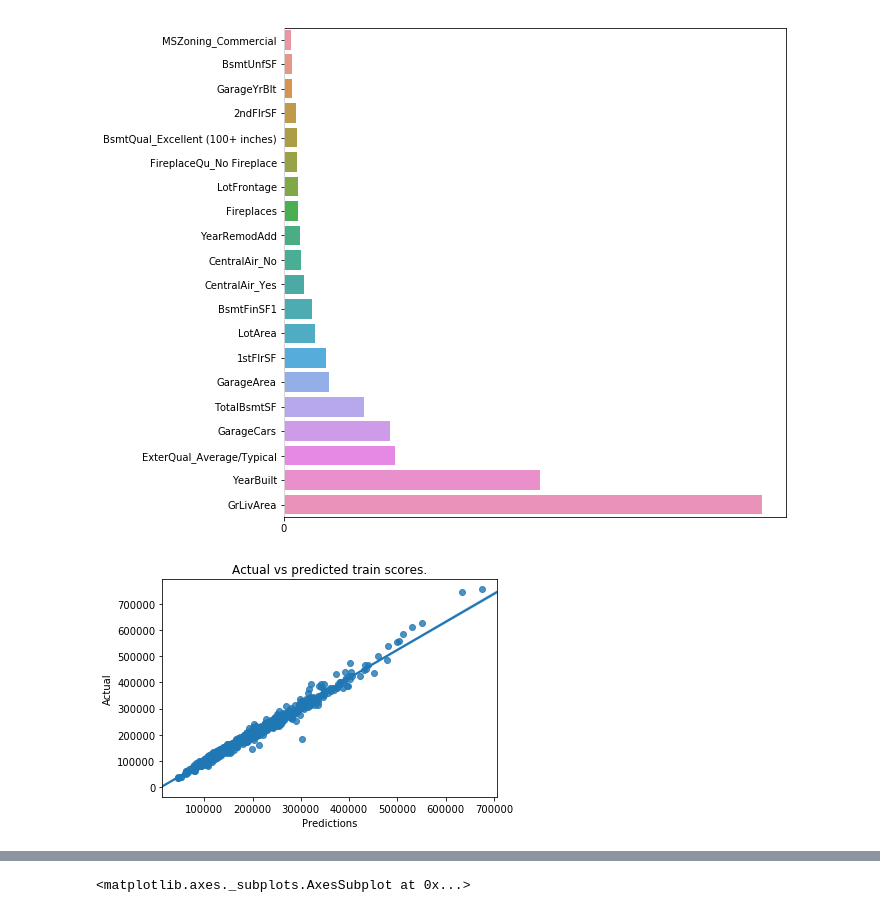
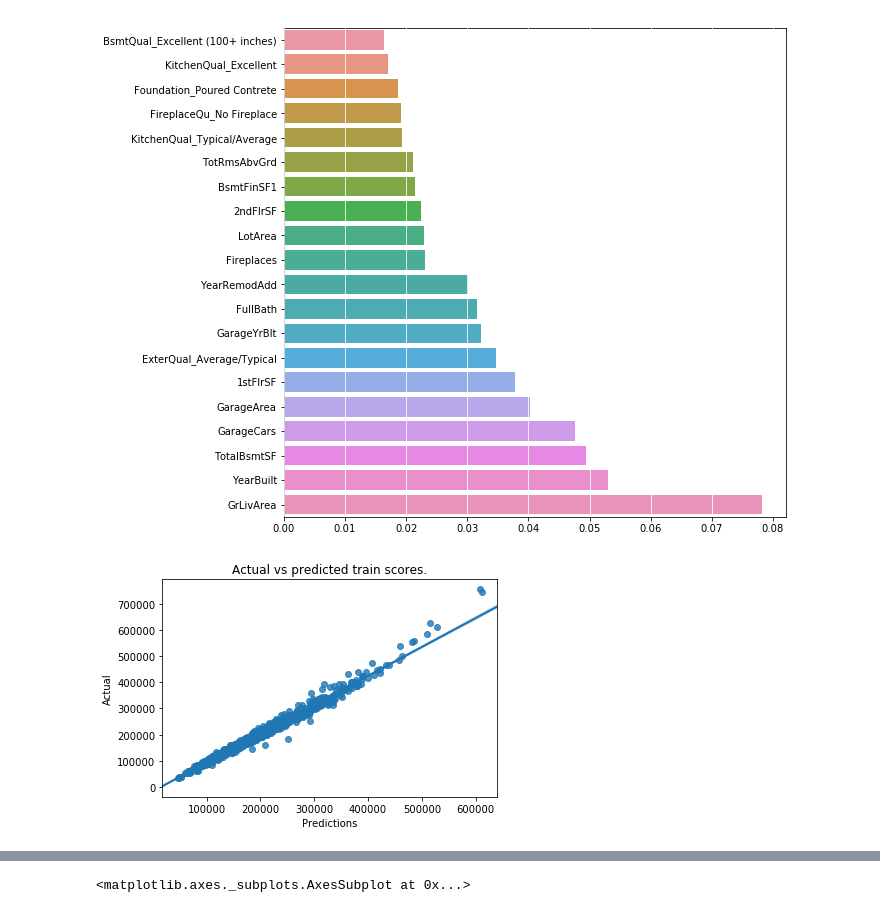
Before and after one commit to matkalinowski/Kaggle-House-prices, a Jupyter notebook: Trees.ipynb, the cells around one changed output, grey strips where cells are left out. Cells and saved outputs as stored; diff of their text form; code cells hidden in the pictures.

```diff
--- a/Trees.ipynb
+++ b/Trees.ipynb
@@ -37,12 +37,12 @@ train_log = log_given_columns(train, cols_to_log)
 test_log = log_given_columns(test, cols_to_log)
 trainWithDummies, testWithDummies = get_df_for_predictions(train_log, test_log)
 # %%
-param_grid = {'n_estimators': [100, 300, 500], 'max_depth': [None, 1, 5, 7, 10]}
+param_grid = {'n_estimators': [70, 100, 200, 300], 'max_depth': [15, 20, 30, 40, 50], 'max_features': ['sqrt', 'log2']}
 rf = RandomForestRegressor()
 results = predict(TreeResults, rf, param_grid, trainWithDummies,
                         np.log1p(ytrain), testWithDummies,
                         'first_tree',
                        predictions_form_restoring_method=restore_predictions_from_log1p)
 # %% [output]
-[figure, old version]
+[figure, new version]
-[figure, old version]
+[figure, new version]
```
Also changed, not shown: parts of 1 cell of this notebook, 1 other file.
